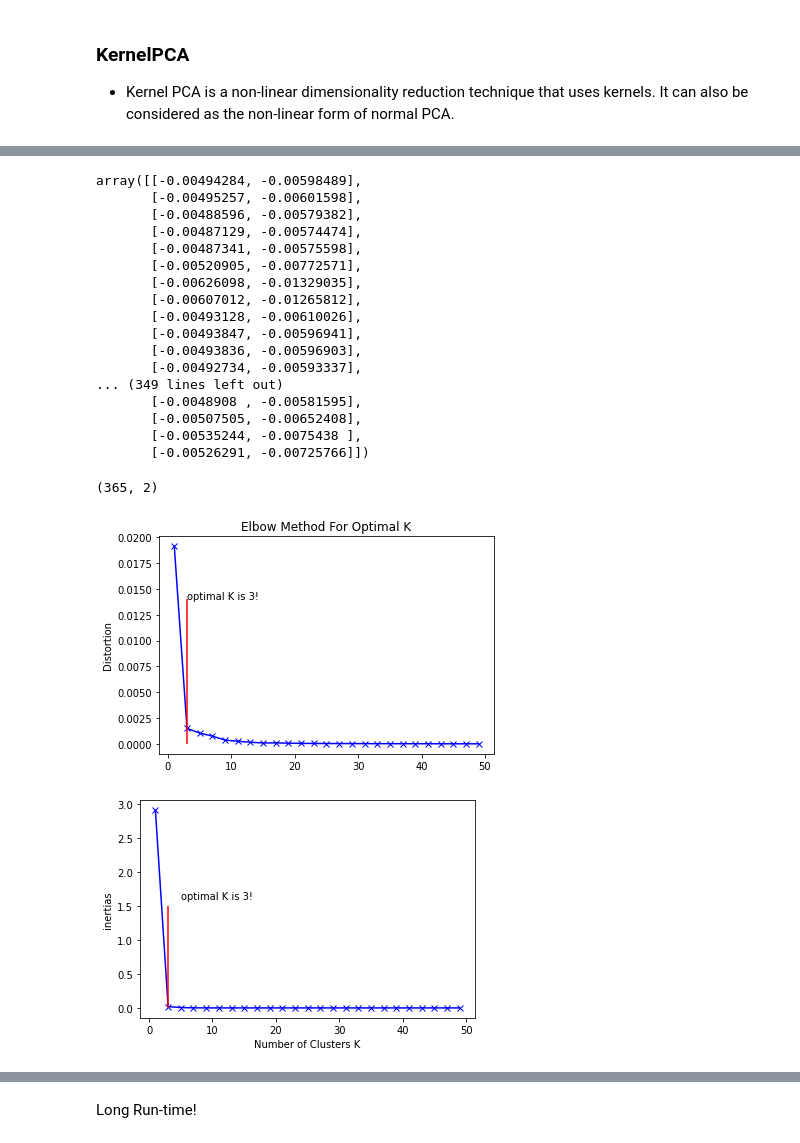
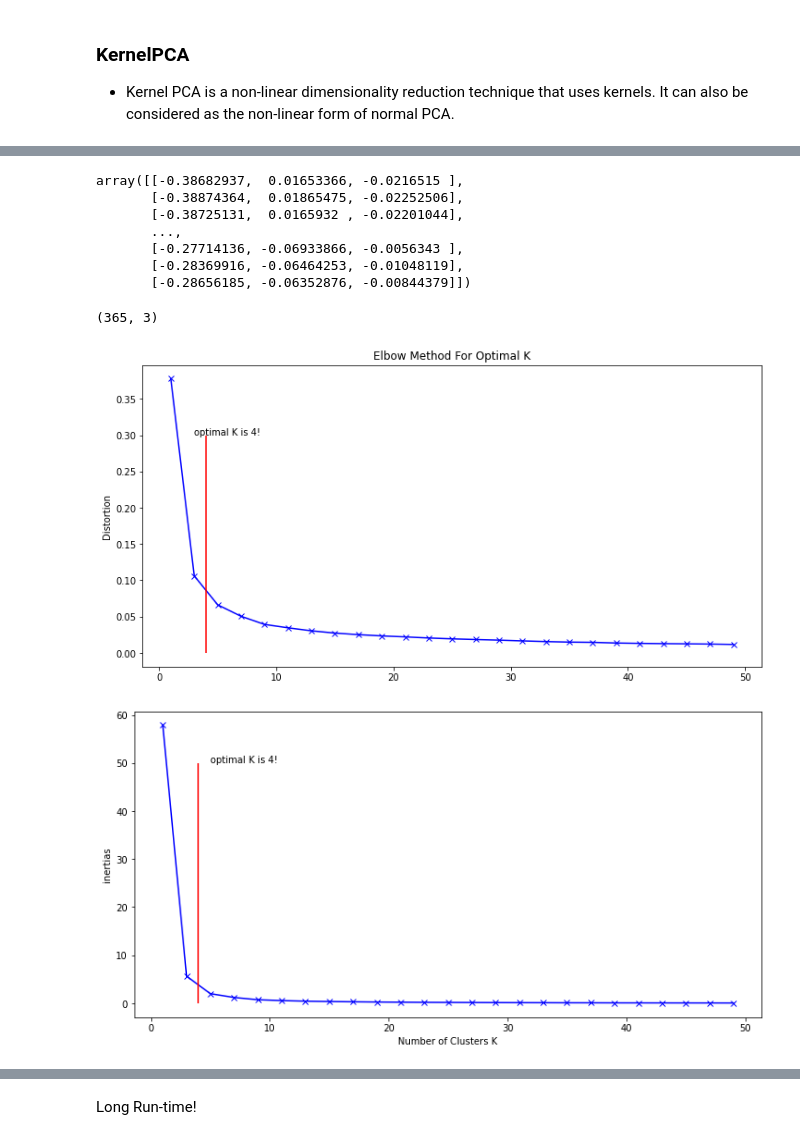
Before and after one commit to big-data-lab-umbc/multivariate-weather-data-clustering, a Jupyter notebook: Benchmark/Dimension_Reduction/KernelPCA_single_variable.ipynb, the cells around one changed output, grey strips where cells are left out. Drawn from its saved outputs; the diff is of its cells as text; code cells hidden in the pictures.

```diff
--- a/Benchmark/Dimension_Reduction/KernelPCA_single_variable.ipynb
+++ b/Benchmark/Dimension_Reduction/KernelPCA_single_variable.ipynb
@@ -29,7 +29,7 @@ import dask.dataframe
 # %% [markdown]
 #### Reading .nc Data
 # %%
-path = ('./ERA5_meteo_sfc_2021_daily.nc')
+path = ('../../data/ERA5_meteo_sfc_2021_daily.nc')
 data = xr.open_dataset(path, decode_times=False)
 data
 # %% [output]
@@ -146,30 +180,19 @@ tf_sst_data
 # %%
-kpca = KernelPCA(n_components=2, kernel='rbf',
-                 gamma=15)
+kpca = KernelPCA(n_components=3, kernel='rbf')
 X_kpca = kpca.fit_transform(tf_sst_data)
 X_kpca
 # %% [output]
-array([[-0.00494284, -0.00598489],
-       [-0.00495257, -0.00601598],
-       [-0.00488596, -0.00579382],
-       [-0.00487129, -0.00574474],
-       [-0.00487341, -0.00575598],
-       [-0.00520905, -0.00772571],
-       [-0.00626098, -0.01329035],
-       [-0.00607012, -0.01265812],
-       [-0.00493128, -0.00610026],
-       [-0.00493847, -0.00596941],
-       [-0.00493836, -0.00596903],
-       [-0.00492734, -0.00593337],
-... (349 lines left out)
-       [-0.0048908 , -0.00581595],
-       [-0.00507505, -0.00652408],
-       [-0.00535244, -0.0075438 ],
-       [-0.00526291, -0.00725766]])
+array([[-0.38682937,  0.01653366, -0.0216515 ],
+       [-0.38874364,  0.01865475, -0.02252506],
+       [-0.38725131,  0.0165932 , -0.02201044],
+       ...,
+       [-0.27714136, -0.06933866, -0.0056343 ],
+       [-0.28369916, -0.06464253, -0.01048119],
+       [-0.28656185, -0.06352876, -0.00844379]])
 # %%
 X_kpca.shape
 # %% [output]
-(365, 2)
+(365, 3)
 # %%
 distortions = []
 inertias = []
@@ -181,20 +204,20 @@ for k in K:
     inertias.append(km.inertia_)
 # %%
 plt.plot(K, distortions, 'bx-')
-plt.vlines(ymin=0, ymax=0.014, x=3, colors='red')
-plt.text(x=3, y=0.014, s="optimal K is 3!")
+plt.vlines(ymin=0, ymax=0.3, x=4, colors='red')
+plt.text(x=3, y=0.3, s="optimal K is 4!")
 plt.ylabel('Distortion')
 plt.title('Elbow Method For Optimal K')
 plt.show()
 
 
 plt.plot(K, inertias, 'bx-')
-plt.vlines(ymin=0, ymax=1.5, x=3, colors='red')
-plt.text(x=5, y=1.6, s="optimal K is 3!")
+plt.vlines(ymin=0, ymax=50, x=4, colors='red')
+plt.text(x=5, y=50, s="optimal K is 4!")
 plt.xlabel('Number of Clusters K')
 plt.ylabel('inertias')
 plt.show()
 # %% [output]
-[figure, old version]
+[figure, new version]
-[figure, old version]
+[figure, new version]
 # %%
```
Also changed, not shown: parts of 19 cells of this notebook, 11 other files.
